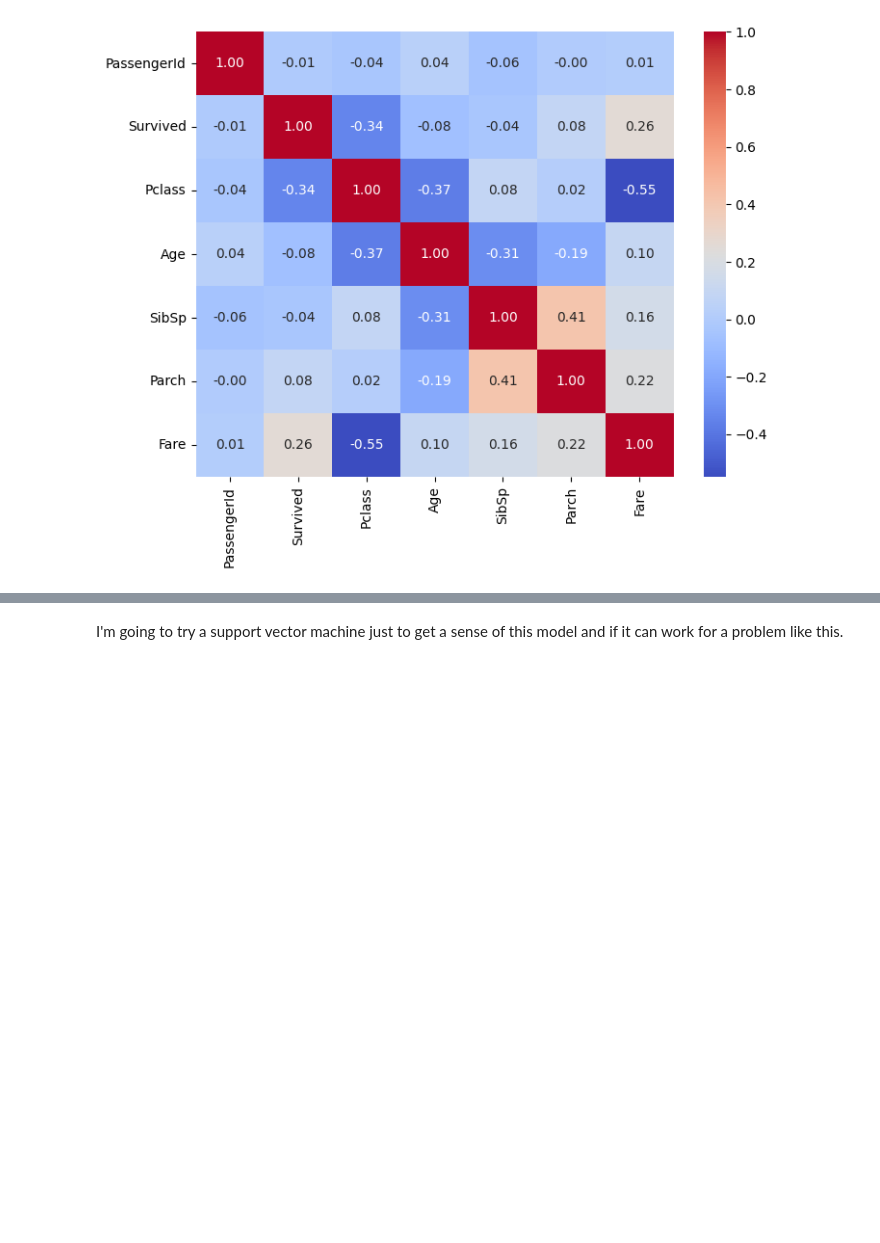
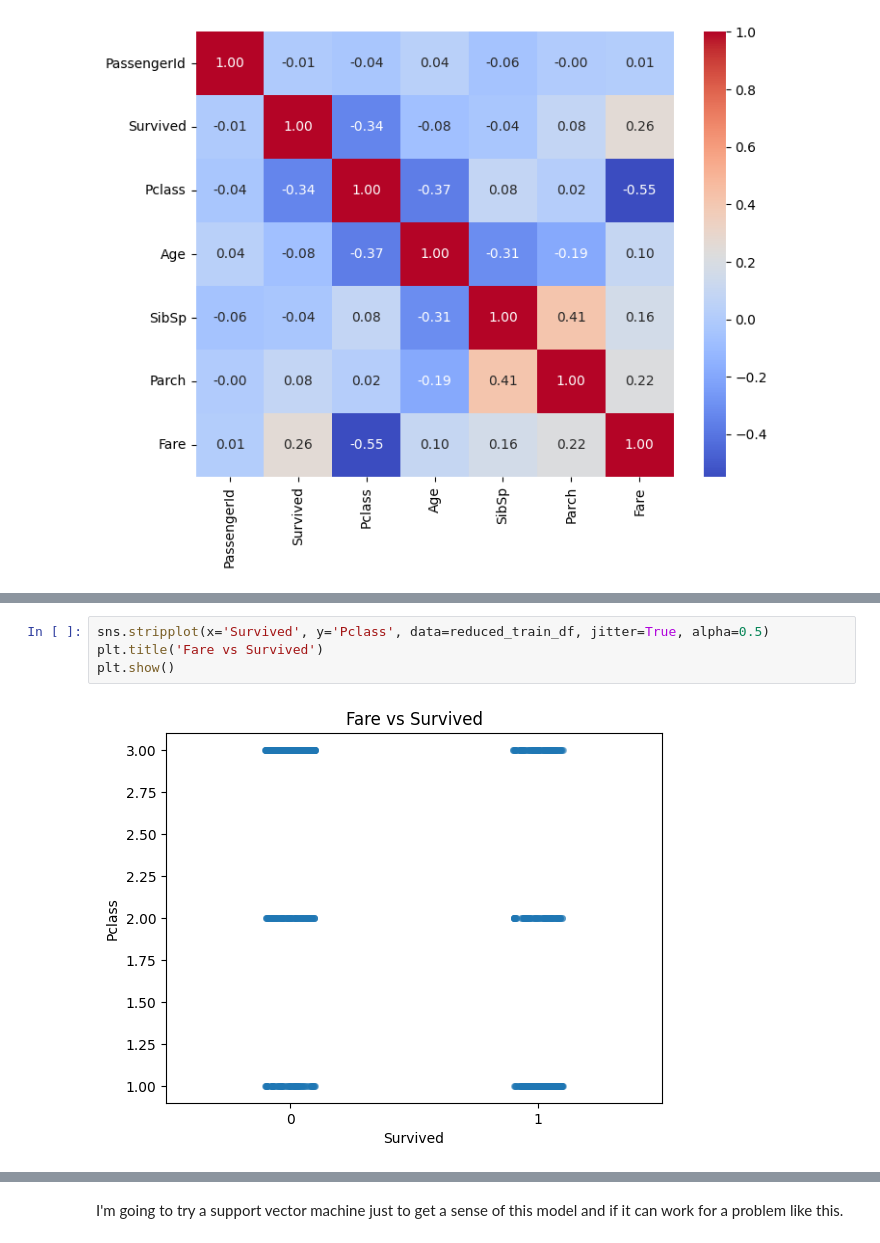
Before and after one commit to isaiapedro/Kaggle_Titanic_Problem, a Jupyter notebook: joesversion.ipynb, the cells around one changed output, grey strips where cells are left out. Cells and saved outputs as stored; diff of their text form; blank space fills up the shorter version.

```diff
--- a/joesversion.ipynb
+++ b/joesversion.ipynb
@@ -82,0 +106,6 @@ Just out of curiosity I want to plot fare vs survived and Pclass vs survived as
+# %%
+sns.stripplot(x='Survived', y='Pclass', data=reduced_train_df, jitter=True, alpha=0.5)
+plt.title('Fare vs Survived')
+plt.show()
+# %% [output]
+[figure, added]
```
Also changed, not shown: parts of 13 cells of this notebook.
